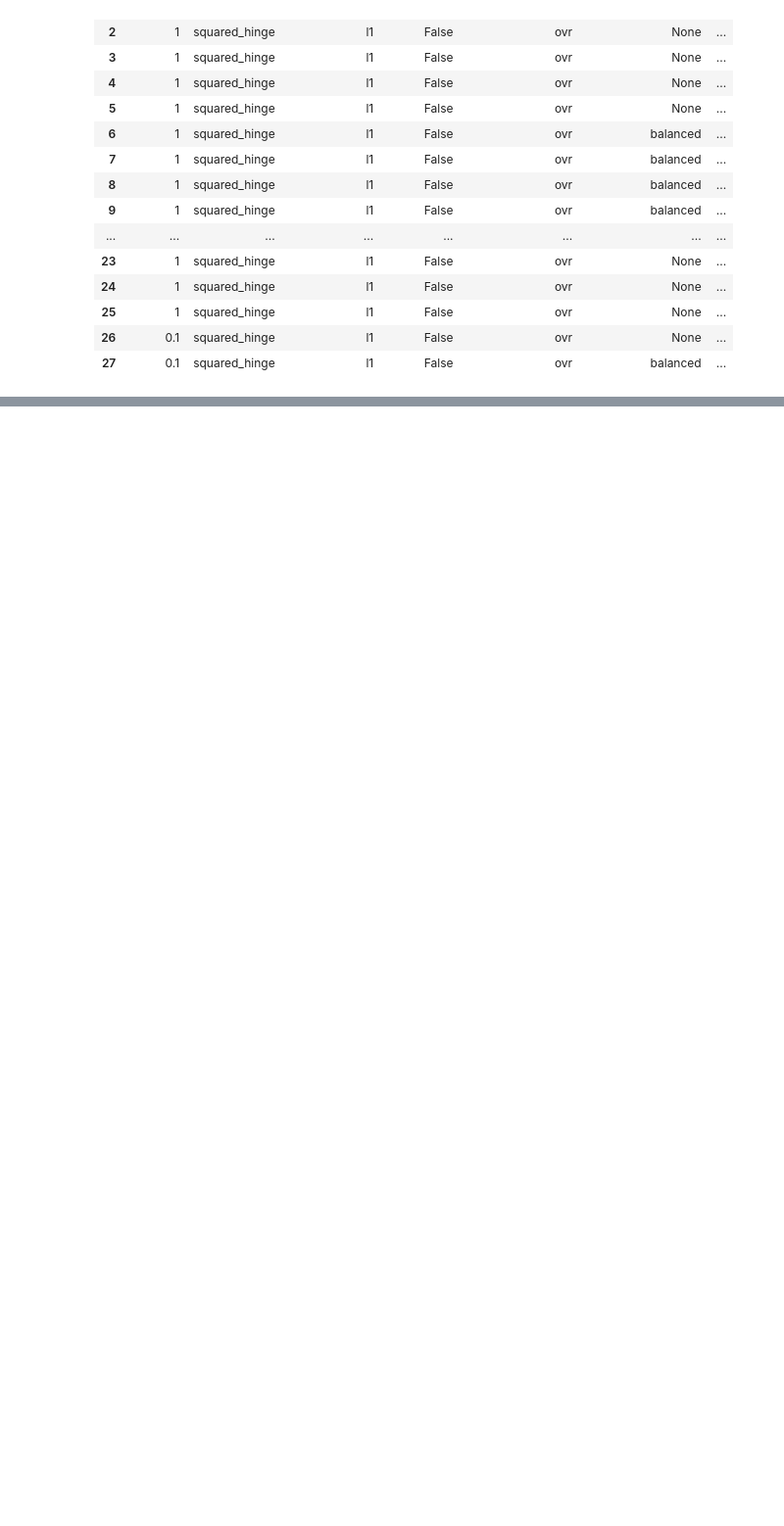
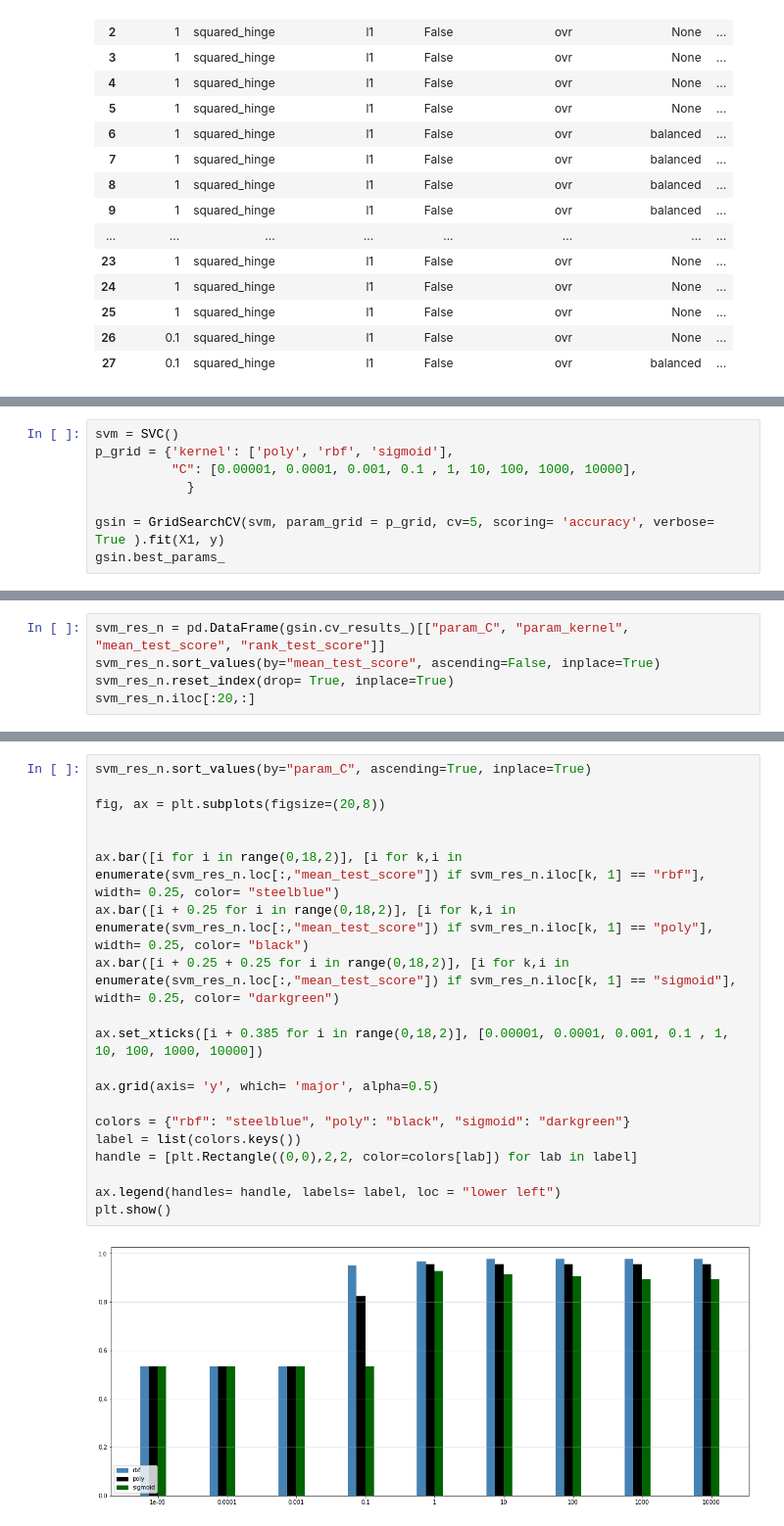
Before and after one commit to andreafabbricatore/ailab, a Jupyter notebook: Cubo_svm/HCC_svm.ipynb, the cells around one changed output, grey strips where cells are left out. Shown at 98% size. Cells and saved outputs as stored; diff of their text form; blank space fills up the shorter version.

```diff
--- a/Cubo_svm/HCC_svm.ipynb
+++ b/Cubo_svm/HCC_svm.ipynb
@@ -366,0 +387,8 @@ Final accuracy = 99.4737%
+# %%
+svm = SVC()
+p_grid = {'kernel': ['poly', 'rbf', 'sigmoid'],
+          "C": [0.00001, 0.0001, 0.001, 0.1 , 1, 10, 100, 1000, 10000],
+            }
+
+gsin = GridSearchCV(svm, param_grid = p_grid, cv=5, scoring= 'accuracy', verbose= True ).fit(X1, y)
+gsin.best_params_
@@ -366,0 +398,5 @@ Final accuracy = 99.4737%
+# %%
+svm_res_n = pd.DataFrame(gsin.cv_results_)[["param_C", "param_kernel", "mean_test_score", "rank_test_score"]]
+svm_res_n.sort_values(by="mean_test_score", ascending=False, inplace=True)
+svm_res_n.reset_index(drop= True, inplace=True)
+svm_res_n.iloc[:20,:]
@@ -366,0 +421,22 @@ Final accuracy = 99.4737%
+# %%
+svm_res_n.sort_values(by="param_C", ascending=True, inplace=True)
+
+fig, ax = plt.subplots(figsize=(20,8))
+
+
+ax.bar([i for i in range(0,18,2)], [i for k,i in  enumerate(svm_res_n.loc[:,"mean_test_score"]) if svm_res_n.iloc[k, 1] == "rbf"], width= 0.25, color= "steelblue")
+ax.bar([i + 0.25 for i in range(0,18,2)], [i for k,i in  enumerate(svm_res_n.loc[:,"mean_test_score"]) if svm_res_n.iloc[k, 1] == "poly"], width= 0.25, color= "black")
+ax.bar([i + 0.25 + 0.25 for i in range(0,18,2)], [i for k,i in  enumerate(svm_res_n.loc[:,"mean_test_score"]) if svm_res_n.iloc[k, 1] == "sigmoid"], width= 0.25, color= "darkgreen")
+
+ax.set_xticks([i + 0.385 for i in range(0,18,2)], [0.00001, 0.0001, 0.001, 0.1 , 1, 10, 100, 1000, 10000])
+
+ax.grid(axis= 'y', which= 'major', alpha=0.5)
+
+colors = {"rbf": "steelblue", "poly": "black", "sigmoid": "darkgreen"}
+label = list(colors.keys())
+handle = [plt.Rectangle((0,0),2,2, color=colors[lab]) for lab in label]
+
+ax.legend(handles= handle, labels= label, loc = "lower left")
+plt.show()
+# %% [output]
+[figure, added]
```
Also changed, not shown: parts of 22 cells of this notebook.
